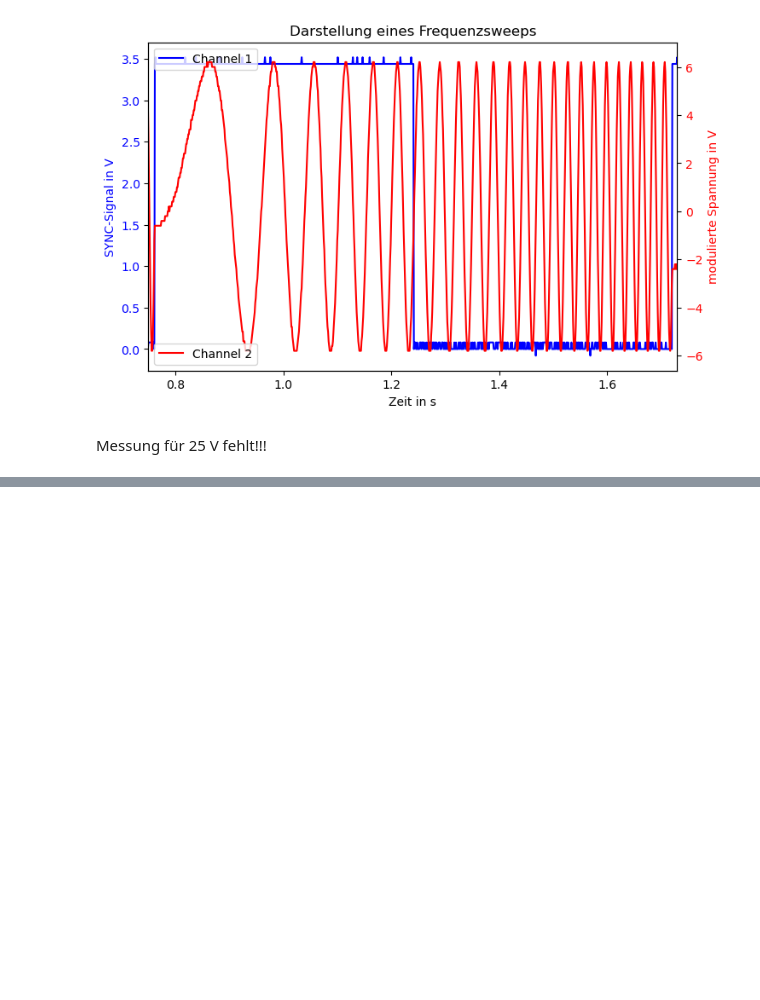
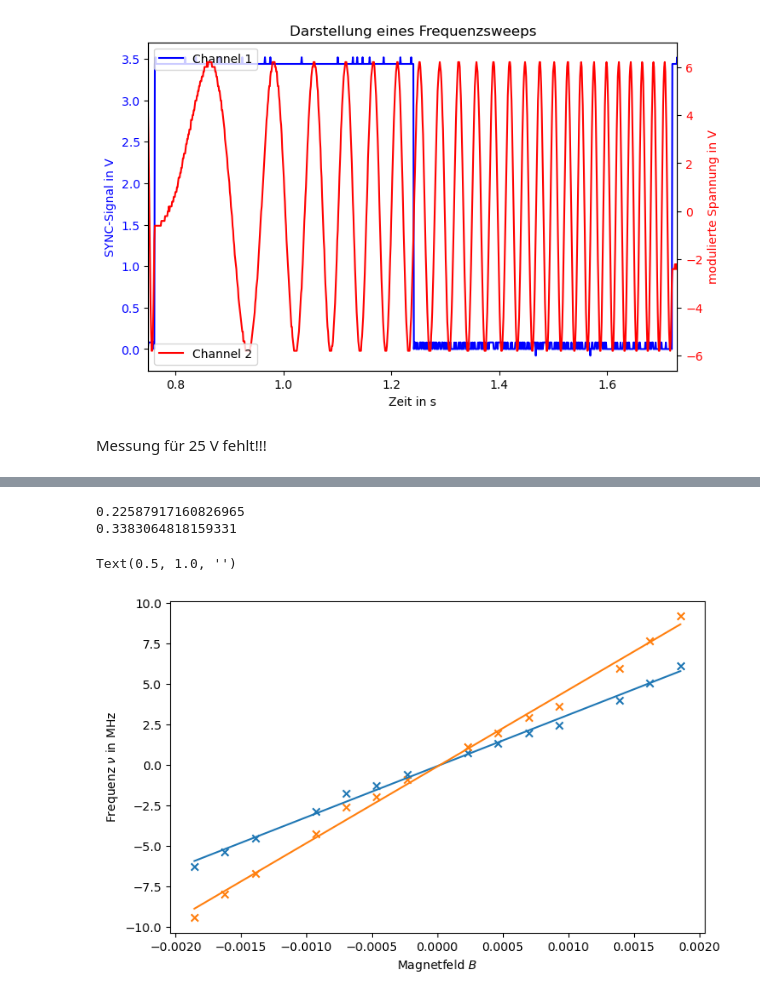
Before and after one commit to hannes-ebe/F-Prak-B, a Jupyter notebook: Optisches_Pumpen/frequenzsweep.ipynb, the cells around one changed output, grey strips where cells are left out. Cells and saved outputs as stored; diff of their text form; code cells hidden in the pictures; blank space fills up the shorter version.

Commit message:
frequenzsweep weiter bearbeitet...

```diff
--- a/Optisches_Pumpen/frequenzsweep.ipynb
+++ b/Optisches_Pumpen/frequenzsweep.ipynb
@@ -87,0 +155,40 @@ for i in sweep:
+# %%
+def lin(x,m,b):
+    return m*x+b
+
+def slope_to_g(slope):
+    return slope*const.h/const.physical_constants['Bohr magneton'][0]
+
+# Stimmt die Einheit des Magnetfeldes???
+fig, ax = plt.subplots(figsize=(8,5))
+
+# Entferne einen Wert und invertiere den ersten Teil der Geraden
+B = peaks[0]
+f1 = peaks[1]
+f2 = peaks[2]
+entf = 3
+B = np.delete(B,[entf])
+f1 = np.delete(f1,[entf])
+f2 = np.delete(f2,[entf])
+f1 = np.append(-1*f1[0:7],f1[7:])
+f2 = np.append(-1*f2[0:7],f2[7:])
+
+plt.scatter(B,f1*1e-6,marker='x')
+plt.scatter(B,f2*1e-6,marker='x')
+
+slope, intercept, rvalue, pvalue, slope_std = linregress(B,f1)
+plt.plot(B,lin(B,slope,intercept)*1e-6)
+print(slope_to_g(slope))
+
+slope, intercept, rvalue, pvalue, slope_std = linregress(B,f2)
+plt.plot(B,lin(B,slope,intercept)*1e-6)
+print(slope_to_g(slope))
+
+plt.xlabel('Magnetfeld $B$')
+plt.ylabel(r'Frequenz $\nu$ in MHz')
+plt.title('')
+# %% [output]
+0.22587917160826965
+0.3383064818159331
+Text(0.5, 1.0, '')
+[figure, added]
```
Also changed, not shown: parts of 3 cells of this notebook.
